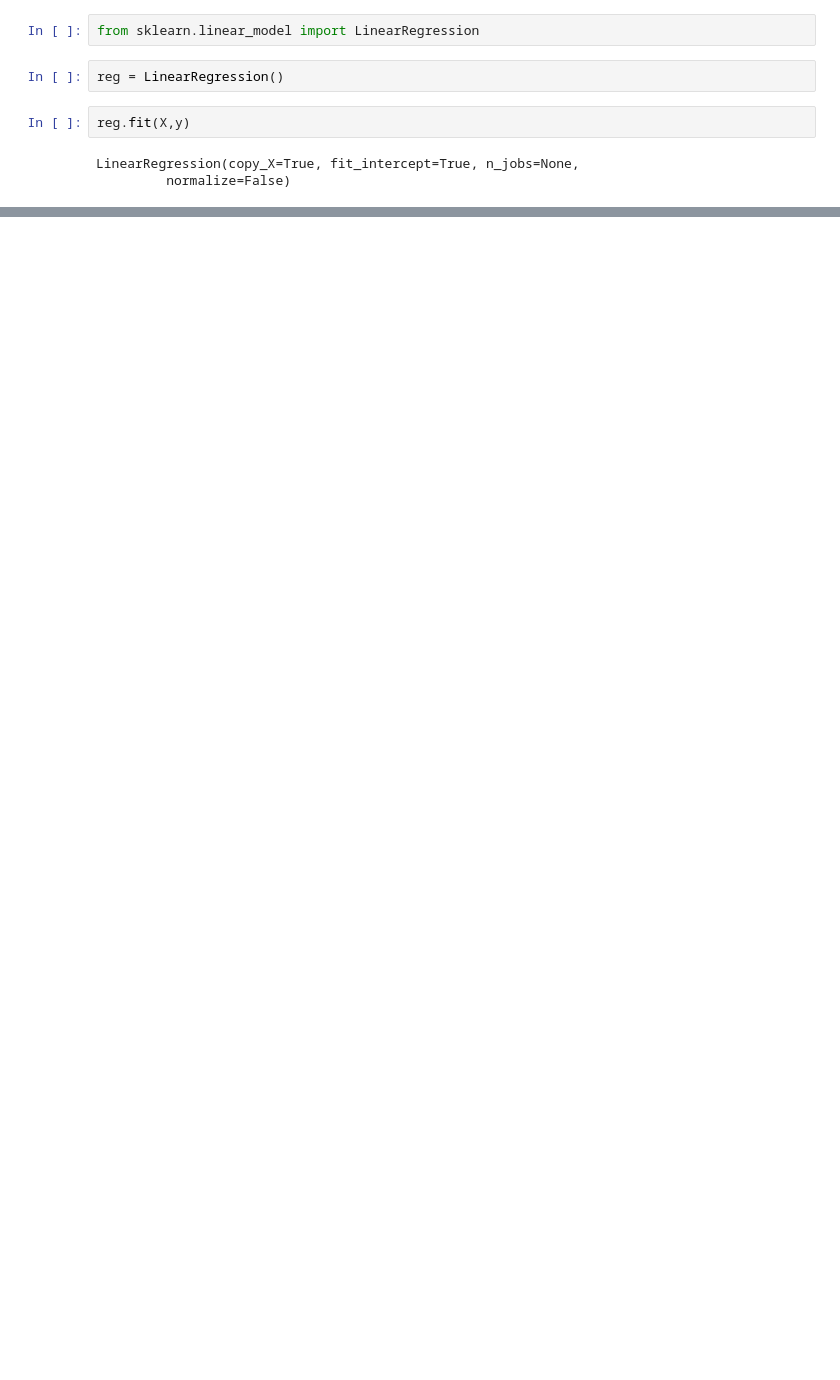
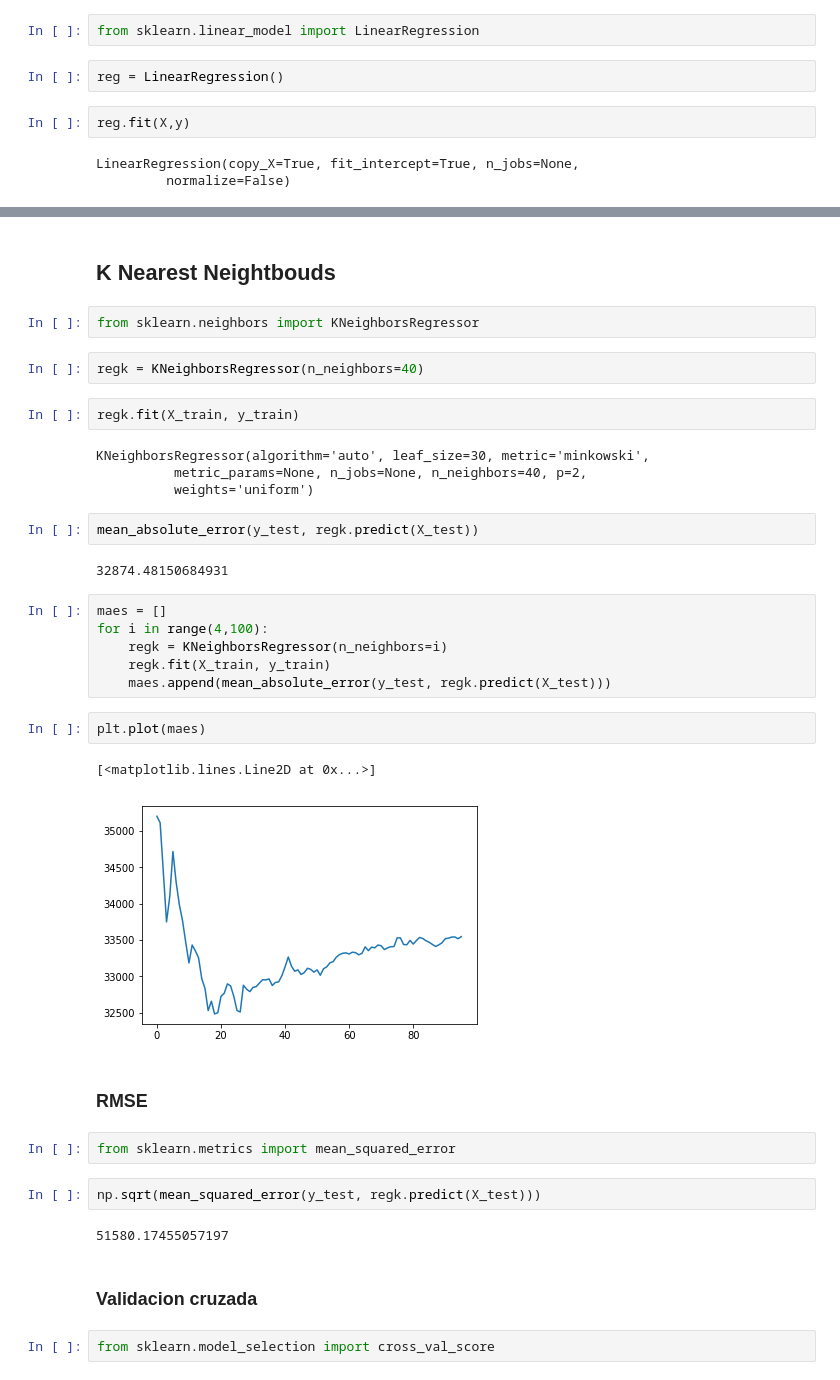
Before and after one commit to macomino/SVM-Trees, a Jupyter notebook: Regression - Advanced Housing Price-simple.ipynb, the cells around one changed output, grey strips where cells are left out. Saved outputs shown, nothing was run; the diff lists cells and outputs as text; blank space fills up the shorter version.

```diff
--- a/Regression - Advanced Housing Price-simple.ipynb
+++ b/Regression - Advanced Housing Price-simple.ipynb
@@ -43,0 +126,39 @@ reg
+# %% [markdown]
+## K Nearest Neightbouds
+# %%
+from sklearn.neighbors import KNeighborsRegressor
+# %%
+regk = KNeighborsRegressor(n_neighbors=40)
+# %%
+regk.fit(X_train, y_train)
+# %% [output]
+KNeighborsRegressor(algorithm='auto', leaf_size=30, metric='minkowski',
+          metric_params=None, n_jobs=None, n_neighbors=40, p=2,
+          weights='uniform')
+# %%
+mean_absolute_error(y_test, regk.predict(X_test))
+# %% [output]
+32874.48150684931
+# %%
+maes = []
+for i in range(4,100):
+    regk = KNeighborsRegressor(n_neighbors=i)
+    regk.fit(X_train, y_train)
+    maes.append(mean_absolute_error(y_test, regk.predict(X_test)))
+# %%
+plt.plot(maes)
+# %% [output]
+[<matplotlib.lines.Line2D at 0x...>]
+[figure, added]
+# %% [markdown]
+### RMSE
+# %%
+from sklearn.metrics import mean_squared_error
+# %%
+np.sqrt(mean_squared_error(y_test, regk.predict(X_test)))
+# %% [output]
+51580.17455057197
+# %% [markdown]
+### Validacion cruzada
+# %%
+from sklearn.model_selection import cross_val_score
```
Also changed, not shown: parts of 46 cells of this notebook.
